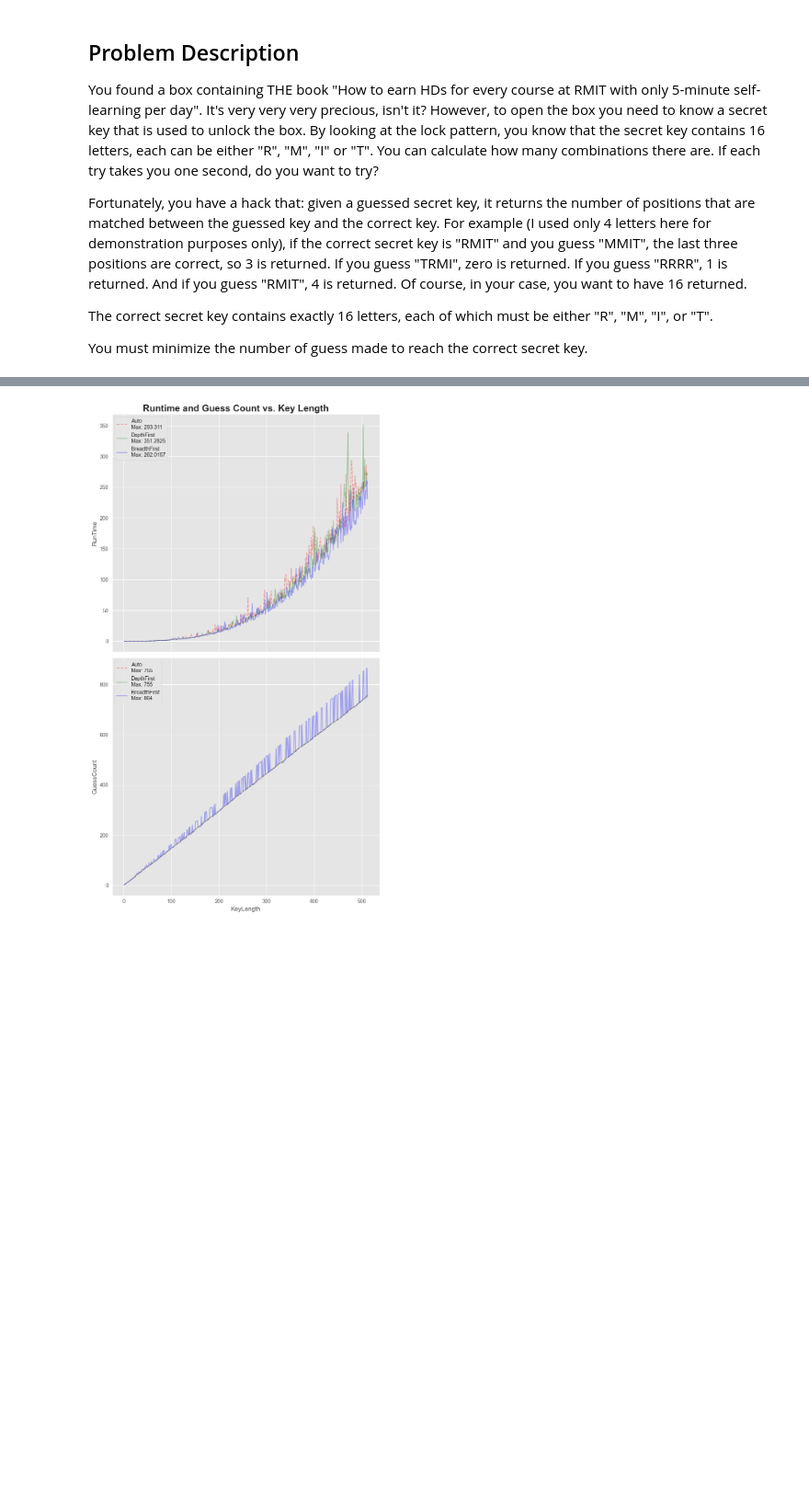
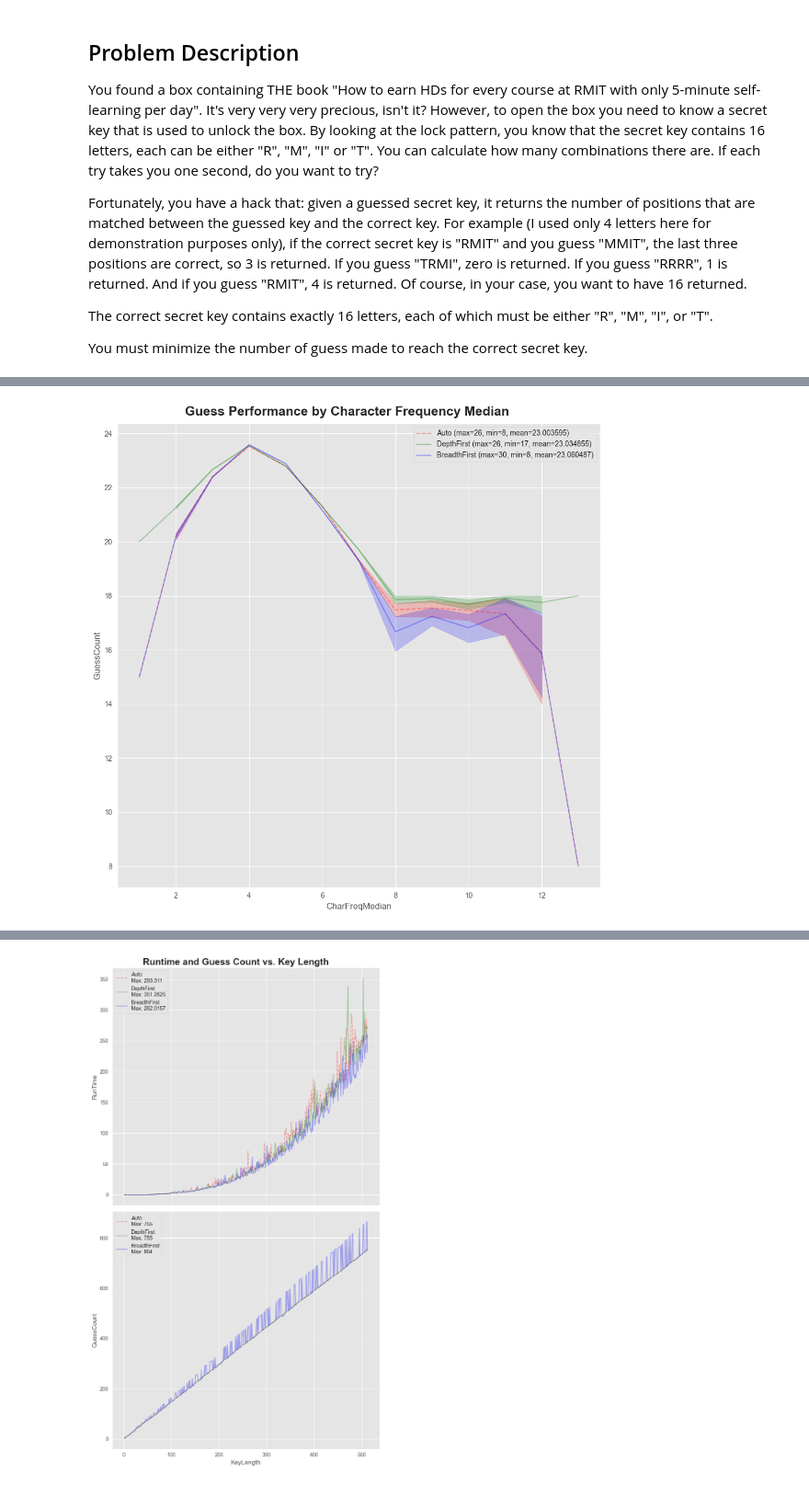
Before and after one commit to miketvo/rmit2023a-cosc2658-group-project, a Jupyter notebook: notebooks/MikeAlgo1/Analysis.ipynb, the cells around one changed output, grey strips where cells are left out. Shown at 92% size. Drawn from its saved outputs; the diff is of its cells as text; code cells hidden in the pictures; blank space fills up the shorter version.

```diff
--- a/notebooks/MikeAlgo1/Analysis.ipynb
+++ b/notebooks/MikeAlgo1/Analysis.ipynb
@@ -44,0 +89,4 @@ guessData = {
+# %%
+plot_performance("CharFreqMedian", "Guess Performance by Character Frequency Median", "images/GuessCountByMedian.png")
+# %% [output]
+[figure, added]
```
Also changed, not shown: parts of 9 cells of this notebook, 6 other files.
